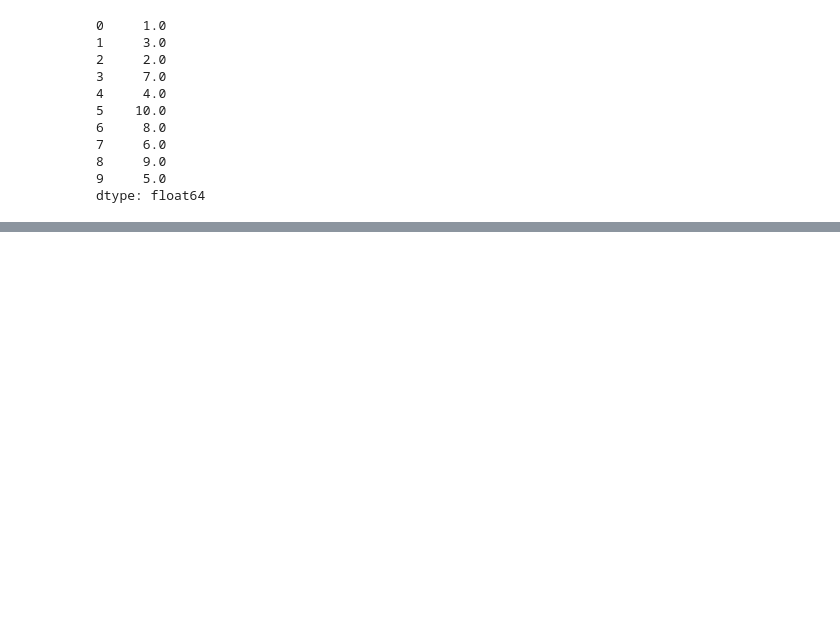
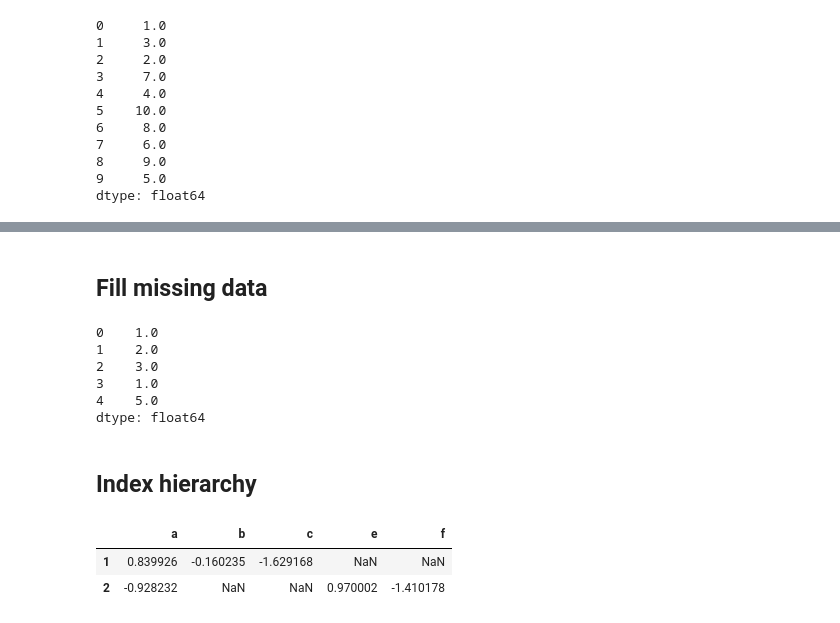
Before and after one commit to maykulkarni/DSandMLinPython, a Jupyter notebook: pandas/series.ipynb, the cells around one changed output, grey strips where cells are left out. Saved outputs shown, nothing was run; the diff lists cells and outputs as text; code cells hidden in the pictures; blank space fills up the shorter version.

```diff
--- a/pandas/series.ipynb
+++ b/pandas/series.ipynb
@@ -277,0 +291,47 @@ dtype: float64
+# %% [markdown]
+## Fill missing data
+# %%
+ser = Series([1, 2, 3, np.nan, 5])
+ser
+
+# Tells if some value is NaN, returns True
+ser.isnull()
+
+# Drop NaN values
+ser.dropna()
+
+# fill NaNs with something
+ser.fillna(1)
+# %% [output]
+0    1.0
+1    2.0
+2    3.0
+3    1.0
+4    5.0
+dtype: float64
+# %% [markdown]
+## Index hierarchy
+# %%
+ser = Series(randn(6), index=[[1, 1, 1, 2, 2, 2],
+                              ['a', 'b', 'c', 'a', 'e', 'f']])
+ser.index
+# will return
+# MultiIndex(levels=[[1, 2], [u'a', u'b', u'c', u'd', u'e', u'f']],
+#           labels=[[0, 0, 0, 1, 1, 1], [0, 1, 2, 3, 4, 5]])
+
+ser[2]  # will return 3 values, for index 'd', 'e', 'f'
+
+# above command will select from level 0
+# below will select it from level 1
+# eg. from all level 0, where level 1 is 'a'
+ser[:, 'a']
+
+# unstack will convert level 0 indices to
+# DataFrame's index, and level 1 indices to
+# DataFrame columns
+df = ser.unstack()
+df
+# %% [output]
+|  | a | b | c | e | f |
+| 1 | 0.839926 | -0.160235 | -1.629168 | NaN | NaN |
+| 2 | -0.928232 | NaN | NaN | 0.970002 | -1.410178 |
```
Also changed, not shown: parts of 4 cells of this notebook, 1 other file.
